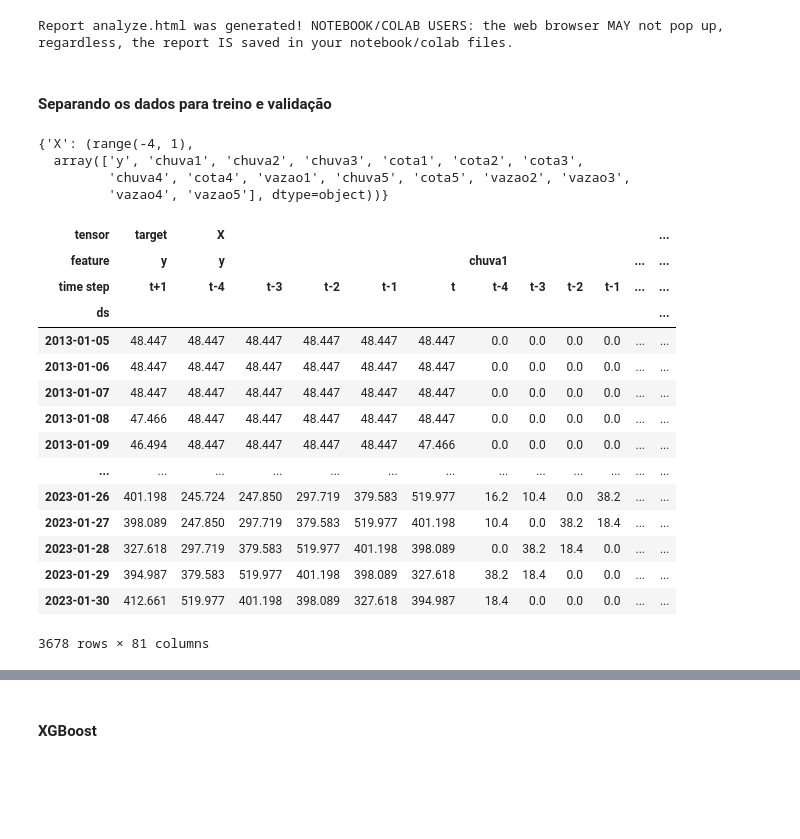
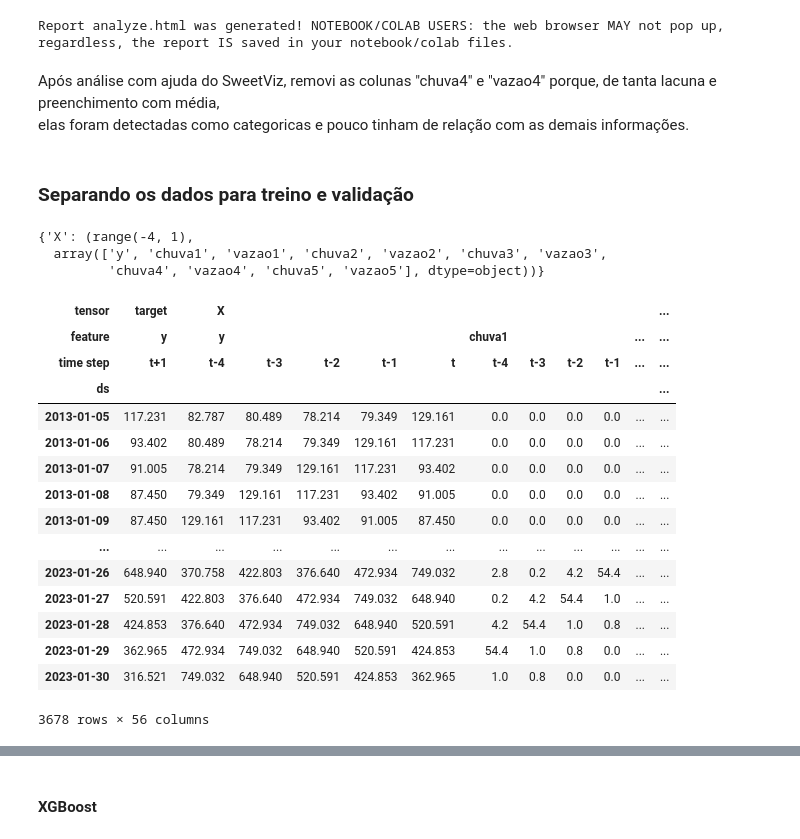
Before and after one commit to wasf84/pgmc-mestrado, a Jupyter notebook: dissertacao/bacia_rio_doce/doce.ipynb, the cells around one changed output, grey strips where cells are left out. Saved outputs shown, nothing was run; the diff lists cells and outputs as text; code cells hidden in the pictures; blank space fills up the shorter version.

```diff
--- a/dissertacao/bacia_rio_doce/doce.ipynb
+++ b/dissertacao/bacia_rio_doce/doce.ipynb
@@ -41,7 +41,7 @@ smape = MeanAbsolutePercentageError(symmetric=True)
 
 from collections import UserDict
 
-class TimeSeriesTensor(UserDict):
+class TimeSeriesStructure(UserDict):
     """A dictionary of tensors for input into the RNN model.
 
     Use this class to:
@@ -530,26 +195,22 @@ chuva6    1699
 vazao6     398
 dtype: int64
 # %%
-# Ajustando os valores NaN do DataFrame
+df_alto.fillna({'y': df_alto['y'].mean(),
+                'chuva1': df_alto['chuva1'].mean(),
+                'chuva2': df_alto['chuva2'].mean(),
+                'chuva3': df_alto['chuva3'].mean(),
+                'chuva4': df_alto['chuva4'].mean(),
+                'chuva5': df_alto['chuva5'].mean(),
+                'chuva6': df_alto['chuva6'].mean(),
+                'vazao1': df_alto['vazao1'].mean(),
+                'vazao2': df_alto['vazao2'].mean(),
+                'vazao3': df_alto['vazao3'].mean(),
+                'vazao4': df_alto['vazao4'].mean(),
+                'vazao5': df_alto['vazao5'].mean(),
+                'vazao6': df_alto['vazao6'].mean()},
+               inplace=True)
 
-df_medio_jeq.fillna({'y' : df_medio_jeq['y'].mean(),
-                     'chuva1' : df_medio_jeq['chuva1'].mean(),
-                     'chuva2' : df_medio_jeq['chuva2'].mean(),
-                     'chuva3' : df_medio_jeq['chuva3'].mean(),
-                     'chuva4' : df_medio_jeq['chuva4'].mean(),
-                     'chuva5' : df_medio_jeq['chuva5'].mean(),
-                     'cota1' : df_medio_jeq['cota1'].mean(),
-                     'cota2' : df_medio_jeq['cota2'].mean(),
-                     'cota3' : df_medio_jeq['cota3'].mean(),
-                     'cota4' : df_medio_jeq['cota4'].mean(),
-                     'cota5' : df_medio_jeq['cota5'].mean(),
-                     'vazao1' : df_medio_jeq['vazao1'].mean(),
-                     'vazao2' : df_medio_jeq['vazao2'].mean(),
-                     'vazao3' : df_medio_jeq['vazao3'].mean(),
-                     'vazao4' : df_medio_jeq['vazao4'].mean(),
-                     'vazao5' : df_medio_jeq['vazao5'].mean()}, inplace=True)
-
-df_medio_jeq.info()
+df_alto.info()
 # %% [output]
 <class 'pandas.core.frame.DataFrame'>
 DatetimeIndex: 3683 entries, 2013-01-01 to 2023-01-31
@@ -626,3 +287,6 @@ analyze_report.show_html('analyze.html', open_browser=True)
 # %% [output]
 Done! Use 'show' commands to display/save.   |██████████| [100%]   00:01 -> (00:00 left)
 Report analyze.html was generated! NOTEBOOK/COLAB USERS: the web browser MAY not pop up, regardless, the report IS saved in your notebook/colab files.
+# %% [markdown]
+Após análise com ajuda do SweetViz, removi as colunas "chuva4" e "vazao4" porque, de tanta lacuna e preenchimento com média,<br/>
+elas foram detectadas como categoricas e pouco tinham de relação com as demais informações.
@@ -629,32 +298,31 @@ Report analyze.html was generated! NOTEBOOK/COLAB USERS: the web browser MAY not
 # %% [markdown]
-#### Separando os dados para treino e validação
+### Separando os dados para treino e validação
 # %%
-data_structure = {'X' : (range(-T+1, 1), df_medio_jeq.columns.values)}
+data_structure = {'X' : (range(-T+1, 1), df_alto.columns.values)}
 data_structure
 # %% [output]
 {'X': (range(-4, 1),
-  array(['y', 'chuva1', 'chuva2', 'chuva3', 'cota1', 'cota2', 'cota3',
-         'chuva4', 'cota4', 'vazao1', 'chuva5', 'cota5', 'vazao2', 'vazao3',
-         'vazao4', 'vazao5'], dtype=object))}
+  array(['y', 'chuva1', 'vazao1', 'chuva2', 'vazao2', 'chuva3', 'vazao3',
+         'chuva4', 'vazao4', 'chuva5', 'vazao5'], dtype=object))}
 # %%
-data_inputs = TimeSeriesTensor(df_medio_jeq, 'y', HORIZON, tensor_structure=data_structure, freq='D')
+data_inputs = TimeSeriesStructure(df_alto, 'y', HORIZON, tensor_structure=data_structure, freq='D')
 data_inputs.dataframe
 # %% [output]
 | tensor | target | X |  |  |  |  |  |  |  |  |  | ... |
 | feature | y | y |  |  |  |  | chuva1 |  |  |  | ... | ... |
 | time step | t+1 | t-4 | t-3 | t-2 | t-1 | t | t-4 | t-3 | t-2 | t-1 | ... | ... |
 | ds |  |  |  |  |  |  |  |  |  |  |  | ... |
-| 2013-01-05 | 48.447 | 48.447 | 48.447 | 48.447 | 48.447 | 48.447 | 0.0 | 0.0 | 0.0 | 0.0 | ... | ... |
-| 2013-01-06 | 48.447 | 48.447 | 48.447 | 48.447 | 48.447 | 48.447 | 0.0 | 0.0 | 0.0 | 0.0 | ... | ... |
-| 2013-01-07 | 48.447 | 48.447 | 48.447 | 48.447 | 48.447 | 48.447 | 0.0 | 0.0 | 0.0 | 0.0 | ... | ... |
-| 2013-01-08 | 47.466 | 48.447 | 48.447 | 48.447 | 48.447 | 48.447 | 0.0 | 0.0 | 0.0 | 0.0 | ... | ... |
-| 2013-01-09 | 46.494 | 48.447 | 48.447 | 48.447 | 48.447 | 47.466 | 0.0 | 0.0 | 0.0 | 0.0 | ... | ... |
+| 2013-01-05 | 117.231 | 82.787 | 80.489 | 78.214 | 79.349 | 129.161 | 0.0 | 0.0 | 0.0 | 0.0 | ... | ... |
+| 2013-01-06 | 93.402 | 80.489 | 78.214 | 79.349 | 129.161 | 117.231 | 0.0 | 0.0 | 0.0 | 0.0 | ... | ... |
+| 2013-01-07 | 91.005 | 78.214 | 79.349 | 129.161 | 117.231 | 93.402 | 0.0 | 0.0 | 0.0 | 0.0 | ... | ... |
+| 2013-01-08 | 87.450 | 79.349 | 129.161 | 117.231 | 93.402 | 91.005 | 0.0 | 0.0 | 0.0 | 0.0 | ... | ... |
+| 2013-01-09 | 87.450 | 129.161 | 117.231 | 93.402 | 91.005 | 87.450 | 0.0 | 0.0 | 0.0 | 0.0 | ... | ... |
 | ... | ... | ... | ... | ... | ... | ... | ... | ... | ... | ... | ... | ... |
-| 2023-01-26 | 401.198 | 245.724 | 247.850 | 297.719 | 379.583 | 519.977 | 16.2 | 10.4 | 0.0 | 38.2 | ... | ... |
-| 2023-01-27 | 398.089 | 247.850 | 297.719 | 379.583 | 519.977 | 401.198 | 10.4 | 0.0 | 38.2 | 18.4 | ... | ... |
-| 2023-01-28 | 327.618 | 297.719 | 379.583 | 519.977 | 401.198 | 398.089 | 0.0 | 38.2 | 18.4 | 0.0 | ... | ... |
-| 2023-01-29 | 394.987 | 379.583 | 519.977 | 401.198 | 398.089 | 327.618 | 38.2 | 18.4 | 0.0 | 0.0 | ... | ... |
-| 2023-01-30 | 412.661 | 519.977 | 401.198 | 398.089 | 327.618 | 394.987 | 18.4 | 0.0 | 0.0 | 0.0 | ... | ... |
+| 2023-01-26 | 648.940 | 370.758 | 422.803 | 376.640 | 472.934 | 749.032 | 2.8 | 0.2 | 4.2 | 54.4 | ... | ... |
+| 2023-01-27 | 520.591 | 422.803 | 376.640 | 472.934 | 749.032 | 648.940 | 0.2 | 4.2 | 54.4 | 1.0 | ... | ... |
+| 2023-01-28 | 424.853 | 376.640 | 472.934 | 749.032 | 648.940 | 520.591 | 4.2 | 54.4 | 1.0 | 0.8 | ... | ... |
+| 2023-01-29 | 362.965 | 472.934 | 749.032 | 648.940 | 520.591 | 424.853 | 54.4 | 1.0 | 0.8 | 0.0 | ... | ... |
+| 2023-01-30 | 316.521 | 749.032 | 648.940 | 520.591 | 424.853 | 362.965 | 1.0 | 0.8 | 0.0 | 0.0 | ... | ... |
-3678 rows × 81 columns
+3678 rows × 56 columns
 # %%
 # Separando em TREINO e VALIDAÇÃO
```
Also changed, not shown: parts of 33 cells of this notebook, 4 other files.
